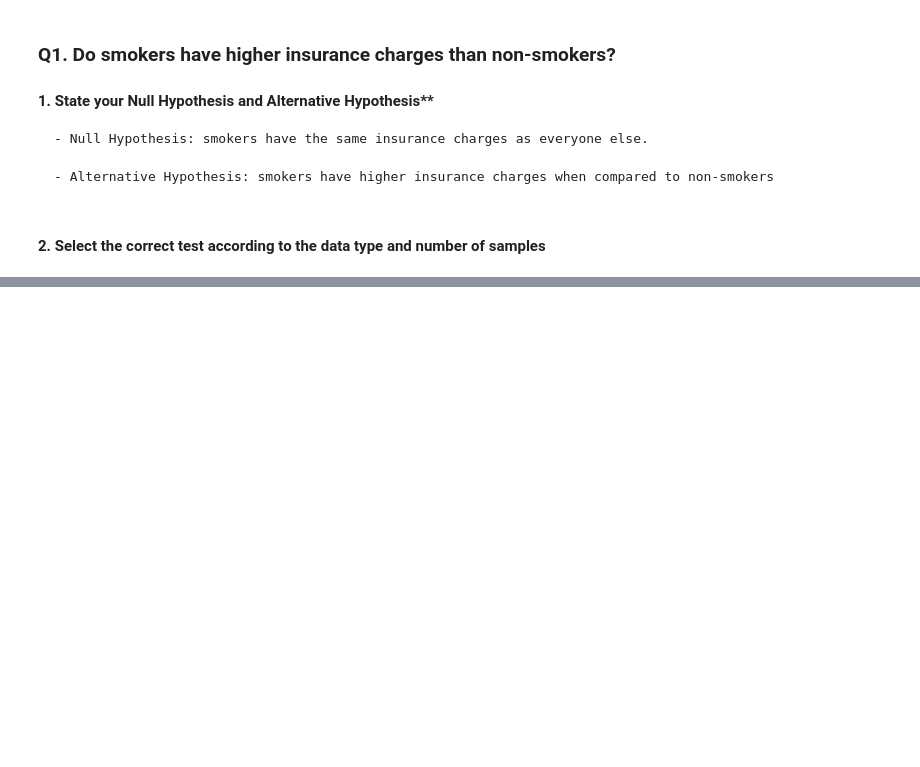
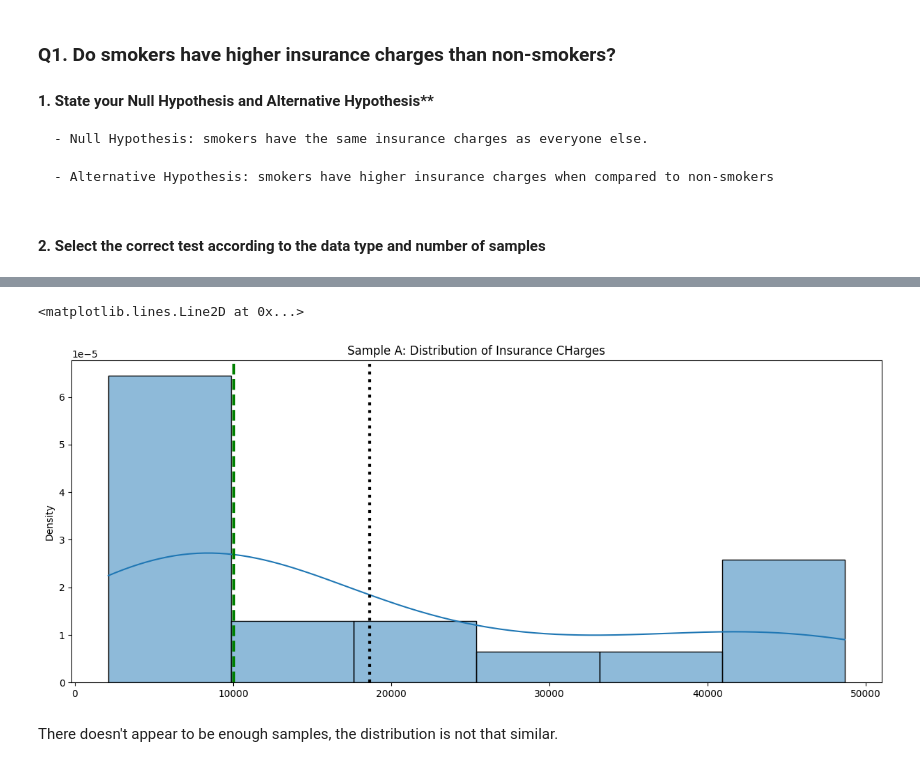
Before and after one commit to blakedshull/Hypothesis-Testing-with-Insurance-Data, a Jupyter notebook: Hypothesis Testing with Insurance Data.ipynb, the cells around one changed output, grey strips where cells are left out. Drawn from its saved outputs; the diff is of its cells as text; code cells hidden in the pictures; blank space fills up the shorter version.

```diff
--- a/Hypothesis Testing with Insurance Data.ipynb
+++ b/Hypothesis Testing with Insurance Data.ipynb
@@ -35,0 +70,17 @@ This is a T test, because we are testing if the means of two groups are differen
+# %%
+sampleA_mean = np.mean(sampleA)
+sampleA_med = np.median(sampleA)
+sampleA_std = np.std(sampleA)
+# %%
+## Make figure and plot histogram
+fig, ax = plt.subplots(figsize=(15,6))
+sns.histplot(x=sampleA,kde=True,ax=ax,stat='density')
+ax.set_title('Sample A: Distribution of Insurance CHarges')
+## Annotate mean and median
+ax.axvline(sampleA_mean, ls=':', color='black', lw=3, label =f"Mean: {sampleA_mean:.2f}")
+ax.axvline(sampleA_med,ls='--', color='green', lw=3, label =f"Median: {sampleA_med:.2f}")
+# %% [output]
+<matplotlib.lines.Line2D at 0x...>
+[figure, added]
+# %% [markdown]
+There doesn't appear to be enough samples, the distribution is not that similar.
```
Also changed, not shown: parts of 27 cells of this notebook.
